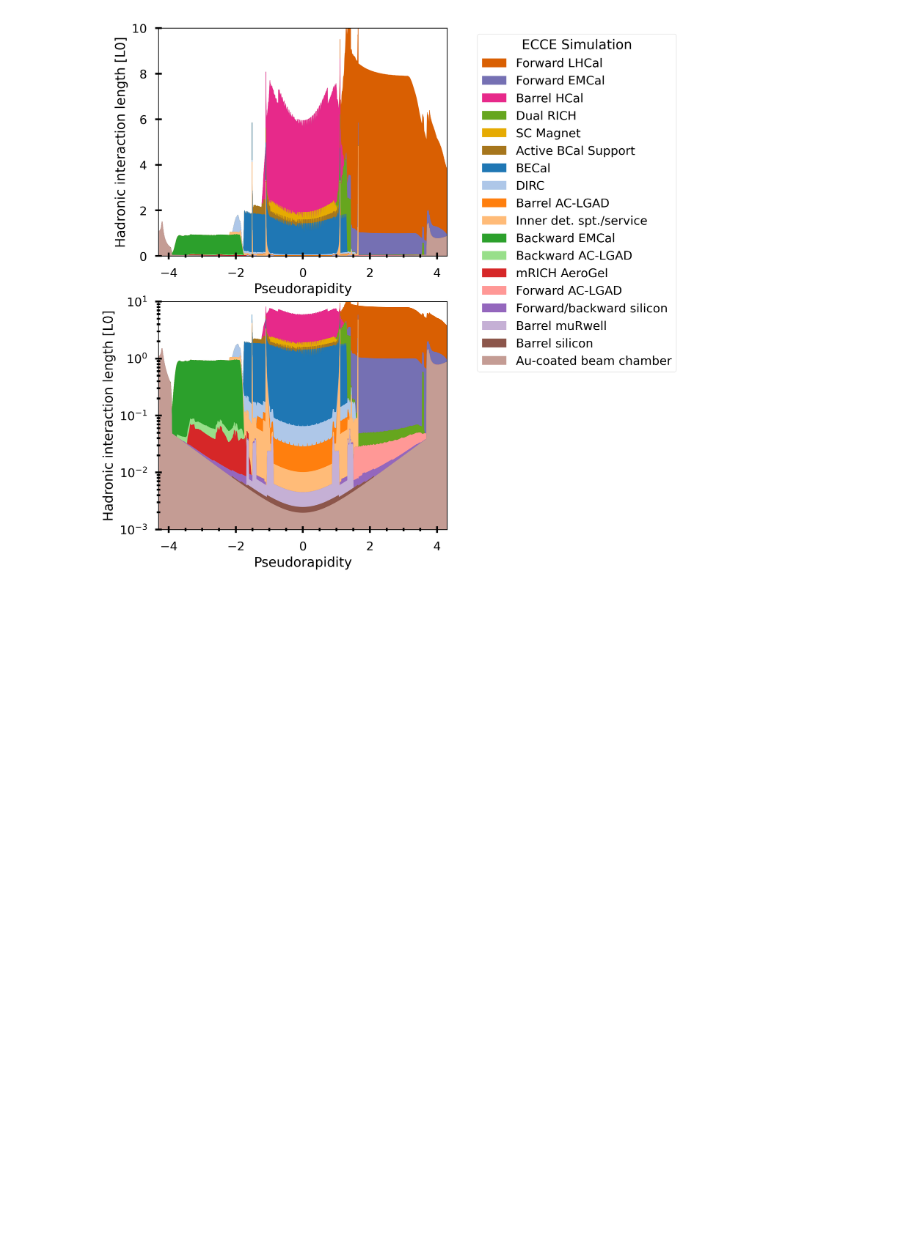
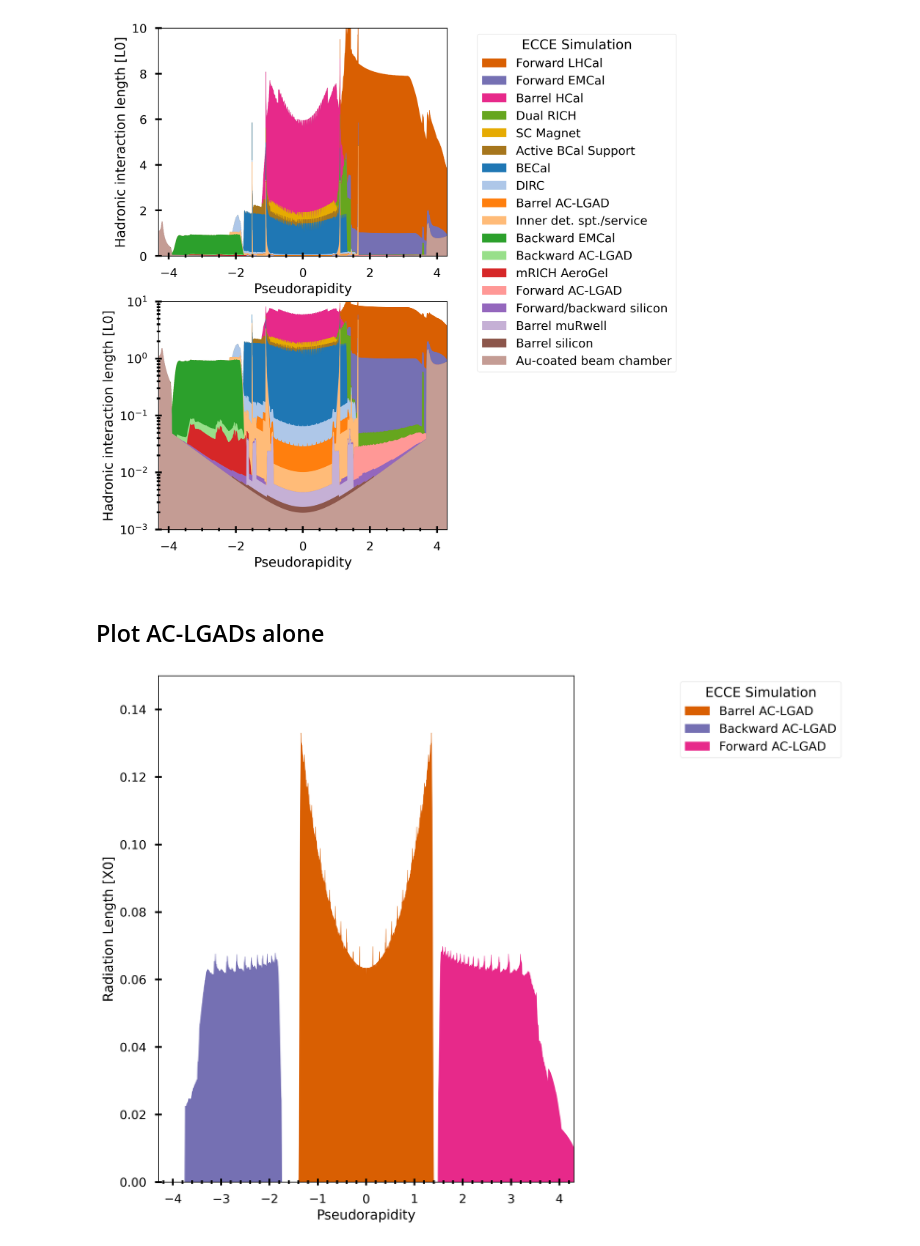
Before and after one commit to blackcathj/macros-1, a Jupyter notebook: detectors/EICDetector/PlotSubset.ipynb, the cells around one changed output. Drawn from its saved outputs; the diff is of its cells as text; code cells hidden in the pictures; blank space fills up the shorter version.

Commit message:
add the LGAD plot

```diff
--- a/detectors/EICDetector/PlotSubset.ipynb
+++ b/detectors/EICDetector/PlotSubset.ipynb
@@ -384,3 +384,50 @@ plt.savefig(os.path.join(f'{file_base}lambda0_layer_Hadronic_Interaction_Length.
 plt.savefig(os.path.join(f'{file_base}lambda0_layer_Hadronic_Interaction_Length.png'), bbox_inches='tight')
 # %% [output]
 [figure]
+# %% [markdown]
+## Plot AC-LGADs alone
+# %%
+# fig= plt.figure(num=None, figsize=(8, 16), dpi=80, facecolor='w', edgecolor='k')
+# ax = fig.add_subplot(1, 1, 1)  # create an axes object in the figure
+fig, ax = plt.subplots(nrows=1, ncols=1, figsize=(8, 10), dpi=300)
+
+color_index = 1;
+
+datasets_reverse = datasets.copy();
+datasets_reverse.reverse();
+
+for dataset in datasets_reverse:
+
+    if "LGAD" not in dataset:
+        continue;
+
+    etas = df_x0['eta'].to_numpy()
+    x0_avg= df_x0[dataset].to_numpy()
+
+    ax.fill_between( etas, 0, x0_avg, label=dataset, color = colors[color_index])
+
+    color_index = color_index +1
+
+# ax.set_title(f'Fun4All-EIC Simulation. Tracking and PID detectors\n{CautiousLabel}')
+# ax.set_yscale('log')
+ax.set_xlabel("Pseudorapidity")
+ax.set_ylabel("Radiation Length [X0]")
+ax.set_xlim([-4.3, 4.3]);
+ax.set_ylim([0, 0.15]);
+
+ax.tick_params(which='both',direction='inout');
+ax.xaxis.set_minor_locator(AutoMinorLocator())
+ax.tick_params(which='both', width=2)
+ax.tick_params(which='major', length=7)
+ax.tick_params(which='minor', length=4)
+
+chartBox = ax.get_position()
+ax.legend(loc='upper center', bbox_to_anchor=(1.45, 1), ncol=1,
+         title = 'ECCE Simulation',
+         title_fontsize='x-large'
+         )
+
+plt.savefig(os.path.join(f'{file_base}x0_layer_Raditioan_Length_LGAD.pdf'), bbox_inches='tight')
+plt.savefig(os.path.join(f'{file_base}x0_layer_Raditioan_Length_LGAD.png'), bbox_inches='tight')
+# %% [output]
+[figure, added]
```
Also changed, not shown: 5 other files.
